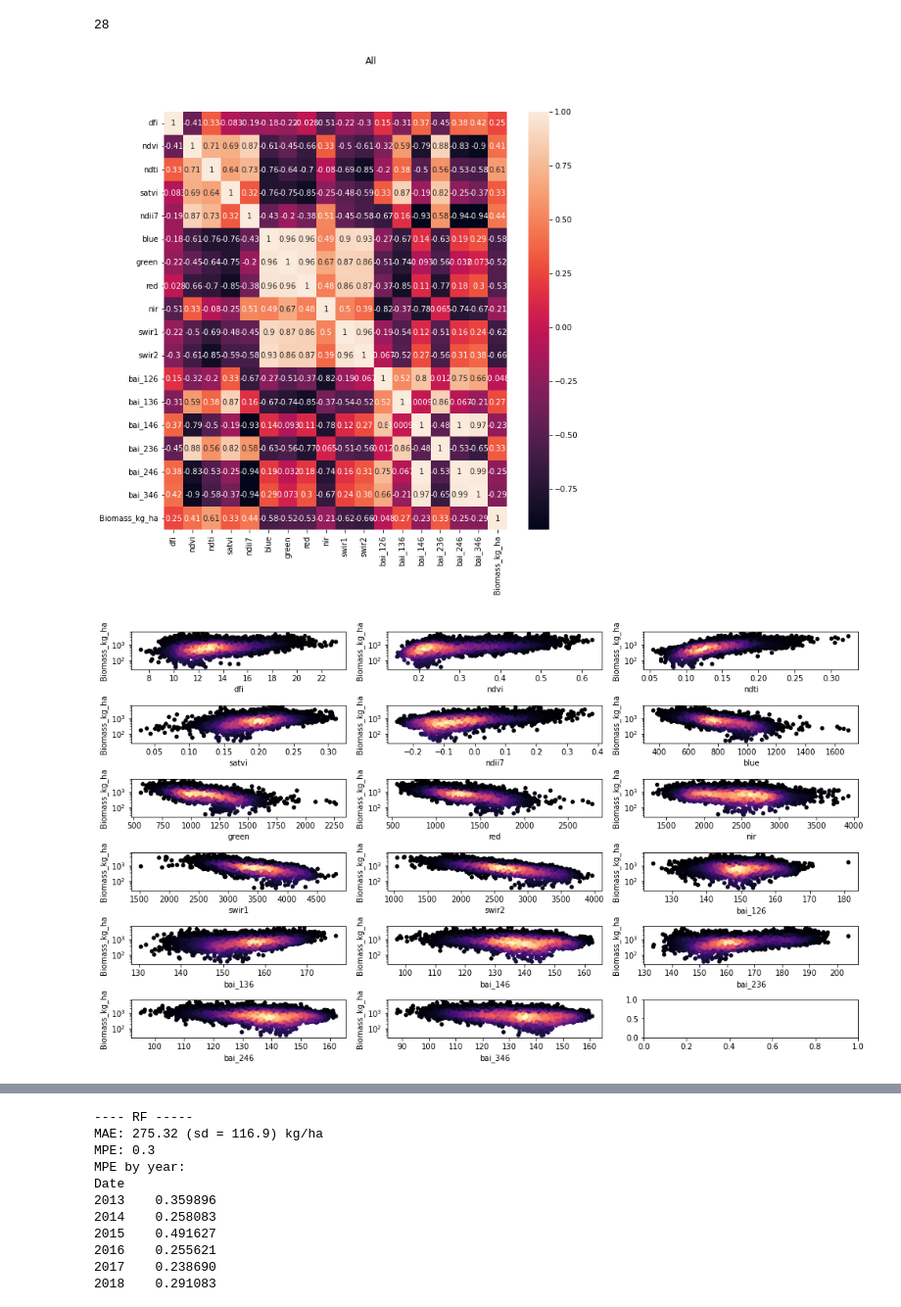
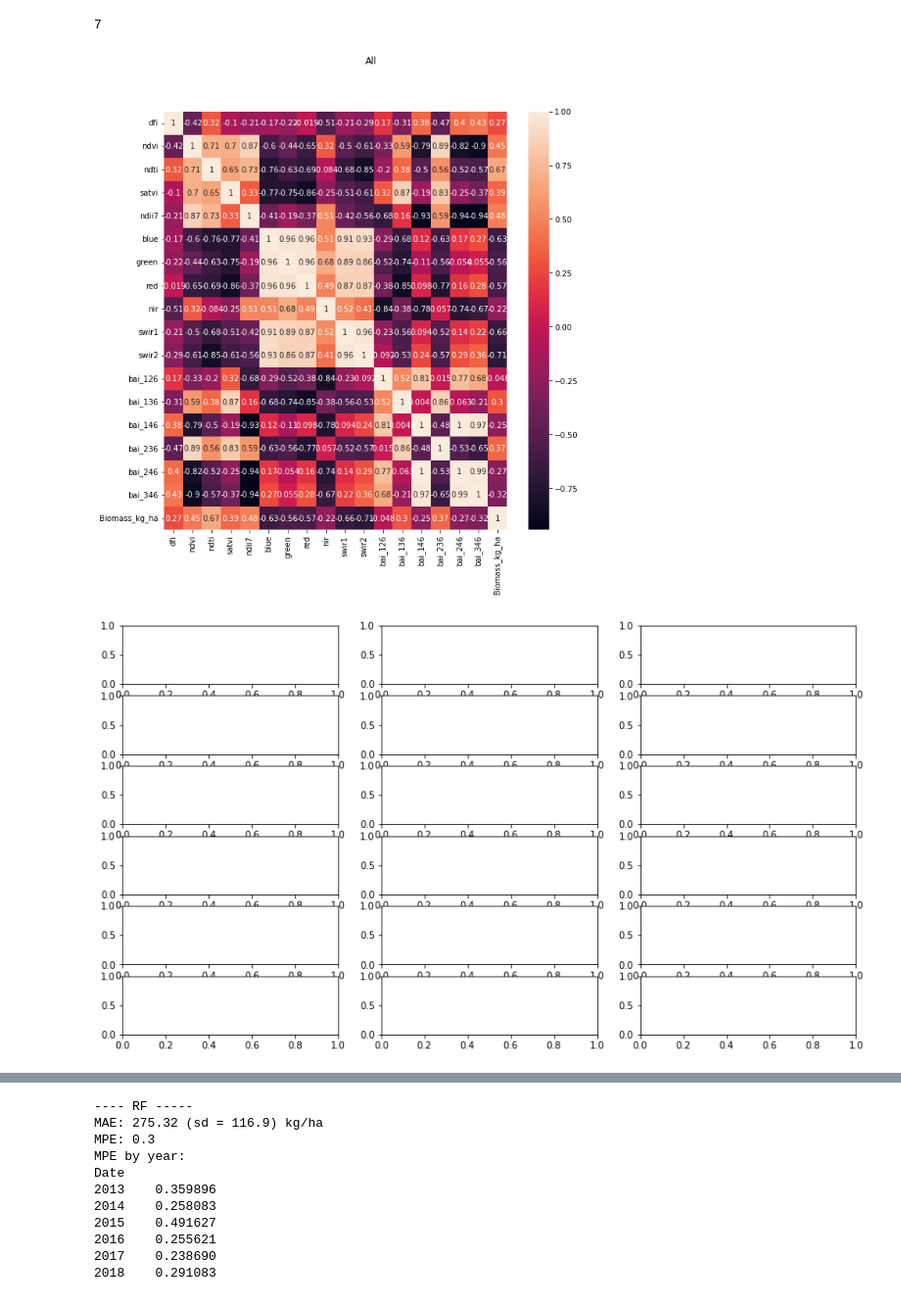
Before and after one commit to kearney-sp/cper_hls_veg_models, a Jupyter notebook: biomass/fit_ml_models_hls_vor_bm.ipynb, the cells around one changed output, grey strips where cells are left out. Shown: that part at 98% size. Saved outputs shown, nothing was run; the diff lists cells and outputs as text; code cells hidden in the pictures.

Commit message:
backup from ARS. Updated fitting ML models for biomass.

```diff
--- a/biomass/fit_ml_models_hls_vor_bm.ipynb
+++ b/biomass/fit_ml_models_hls_vor_bm.ipynb
@@ -14,8 +15,10 @@ from sklearn.preprocessing import StandardScaler
 # %%
 inDIR = '../data/training/'
-inFILE = 'vor_2013_2022_cln_2023_08_29_transect_hls_idxs.csv'
+inFILE = 'vor_2013_2022_cln_2023_08_29_plot_hls_idxs.csv'
 
 inPATH = os.path.join(inDIR, inFILE)
+
+lr_mod = pickle.load(open("../models/biomass/CPER_HLS_to_VOR_biomass_model_lr_simp.pk", 'rb'))
 
 outDIR = './results/'
 
@@ -67,7 +90,7 @@ df_vor = df_vor[df_vor['Season'].isin(['June', 'October'])].copy()
 # check for any missing data
 len(df_vor[df_vor[var_names].isnull().any(axis=1)])
 # %% [output]
-28
+7
 # %%
 # remove missing data
 df_vor = df_vor[~df_vor[var_names].isnull().any(axis=1)].copy()
@@ -80,20 +103,20 @@ corrMatrix = X_vars_all.reset_index(drop=True).join(Y_var_all.reset_index(drop=T
 plt.figure(figsize=(10, 10))
 plt.suptitle('All')
 sns.heatmap(corrMatrix, annot=True)
-plt.show()
+#plt.show()
 # %% [output]
-[figure, old version]
+[figure, new version]
 # %%
 fig, axs = plt.subplots(figsize=(14, 8),
                         nrows=int(np.ceil(len(var_names) / 3)), ncols=3)
 for idx, v in enumerate(var_names):
     xy_bm = np.vstack([df_vor[v], df_vor['Biomass_kg_ha']])
     z_bm = gaussian_kde(xy_bm)(xy_bm)
-    df_vor.plot.scatter(x=v, y='Biomass_kg_ha', logy=True, ax=axs.flatten()[idx], ylim=(25, 7000),
-                            c=z_bm, cmap='magma', colorbar=False)
-    plt.tight_layout(pad=1.0)
+    #df_vor.plot.scatter(x=v, y='Biomass_kg_ha', logy=True, ax=axs.flatten()[idx], ylim=(25, 7000),
+    #                        c=z_bm, cmap='magma', colorbar=False)
+    #plt.tight_layout(pad=1.0)
 # %% [output]
-[figure, old version]
+[figure, new version]
 # %%
 from sklearn.neural_network import MLPRegressor
 from sklearn.ensemble import GradientBoostingRegressor
```
Also changed, not shown: parts of 30 cells of this notebook, 2 other files.
